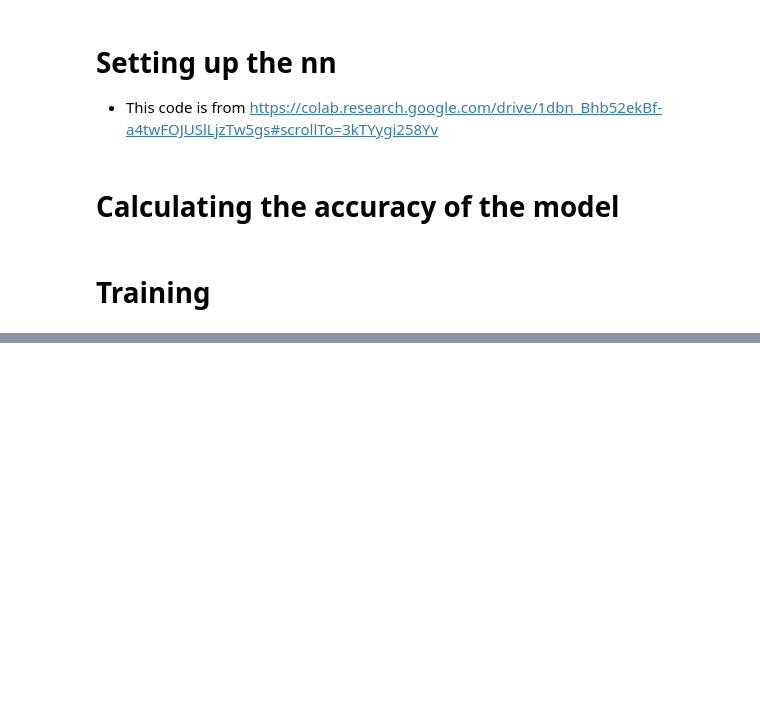
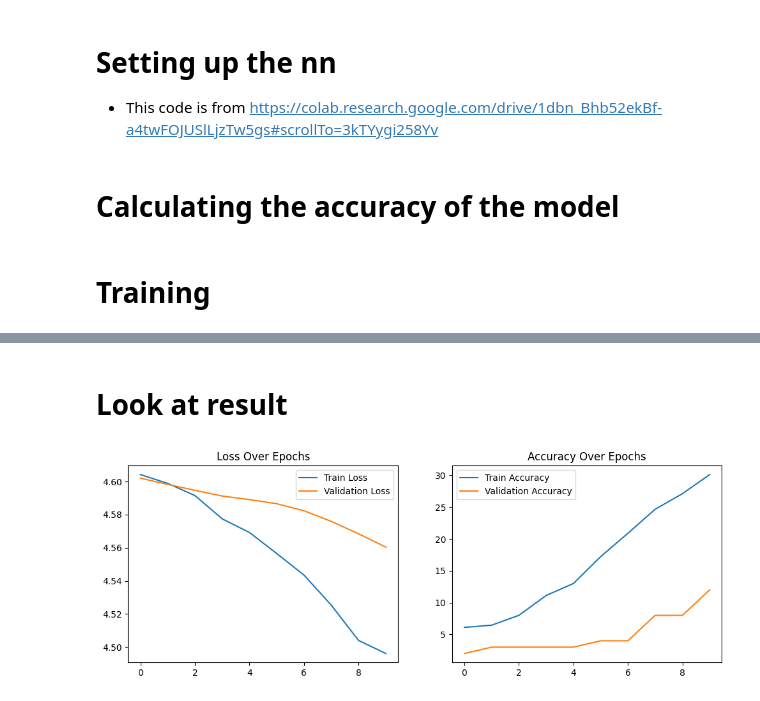
Before and after one commit to TheSpartanBuilder/CSE_144_Final_Project, a Jupyter notebook: Final_Project/final_project_V2.ipynb, the cells around one changed output, grey strips where cells are left out. Drawn from its saved outputs; the diff is of its cells as text; code cells hidden in the pictures; blank space fills up the shorter version.

```diff
--- a/Final_Project/final_project_V2.ipynb
+++ b/Final_Project/final_project_V2.ipynb
@@ -74,0 +68,2 @@ Transform: Compose(
+# %%
+train_dataset, test_dataset = torch.utils.data.random_split(dataset, [0.9,0.1])
@@ -75,3 +72,6 @@ Transform: Compose(
+# %%
+train_loader = DataLoader(train_dataset, batch_size=128, shuffle=True)
+test_loader = DataLoader(test_dataset, batch_size=128, shuffle=False)
 # %% [markdown]
 # Image augmentation
 * Adversarial attack (Suggested by Johnson)
@@ -130,7 +130,7 @@ def calculate_accuracy(loader, model, base_model):
             images, labels = data
             with torch.no_grad():
               # The VGG is frozen
-              vgg_features = base_model.features(images.cuda())
+              vgg_features = base_model.features(images.to(device=device))
             outputs = net(vgg_features)
             _, predicted = torch.max(outputs.cpu().data, 1)
             total += labels.size(0)
@@ -152,7 +152,7 @@ for epoch in range(num_epochs):
         optimizer.zero_grad()
         with torch.no_grad():
           # The VGG is frozen
-          vgg_features = base_model.features(inputs.cuda())
+          vgg_features = base_model.features(inputs.to(device=device))
         outputs = net(vgg_features)
         loss = criterion(outputs.cpu(), labels)
         loss.backward()
@@ -169,7 +169,7 @@ for epoch in range(num_epochs):
         images, labels = data
         with torch.no_grad():
           # The VGG is frozen
-          vgg_features = base_model.features(images.cuda())
+          vgg_features = base_model.features(images.to(device=device))
         outputs = net(vgg_features)
         loss = criterion(outputs.cpu(), labels)
         test_loss += loss.item()
@@ -184,0 +194,21 @@ AssertionError: Torch not compiled with CUDA enabled
+# %% [markdown]
+# Look at result
+# %%
+# Plotting the training and validation loss
+plt.figure(figsize=(12, 4))
+plt.subplot(1, 2, 1)
+plt.plot(train_losses, label='Train Loss')
+plt.plot(test_losses, label='Validation Loss')
+plt.title('Loss Over Epochs')
+plt.legend()
+
+# Plotting the training and validation accuracy
+plt.subplot(1, 2, 2)
+plt.plot(train_acc, label='Train Accuracy')
+plt.plot(test_acc, label='Validation Accuracy')
+plt.title('Accuracy Over Epochs')
+plt.legend()
+
+plt.show()
+# %% [output]
+[figure, added]
```
Also changed, not shown: parts of 7 cells of this notebook, 1 other file.
